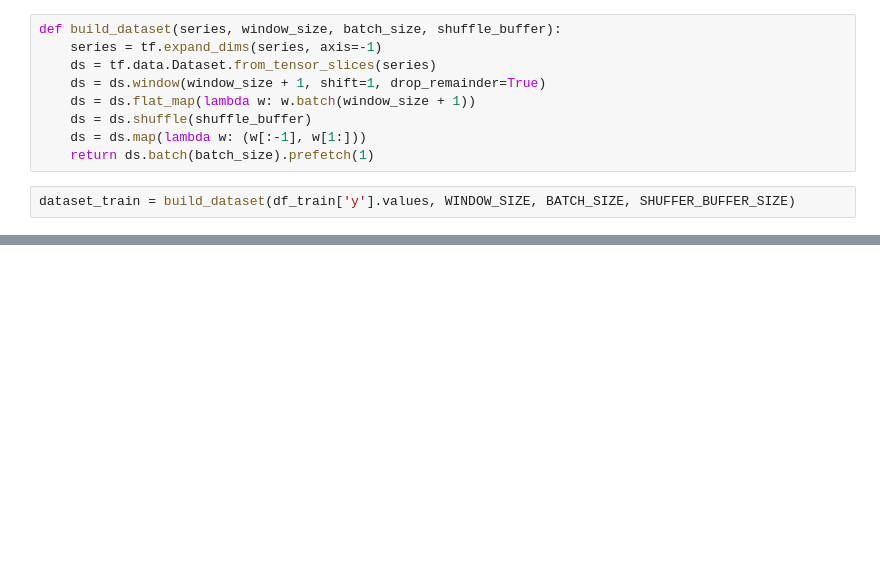
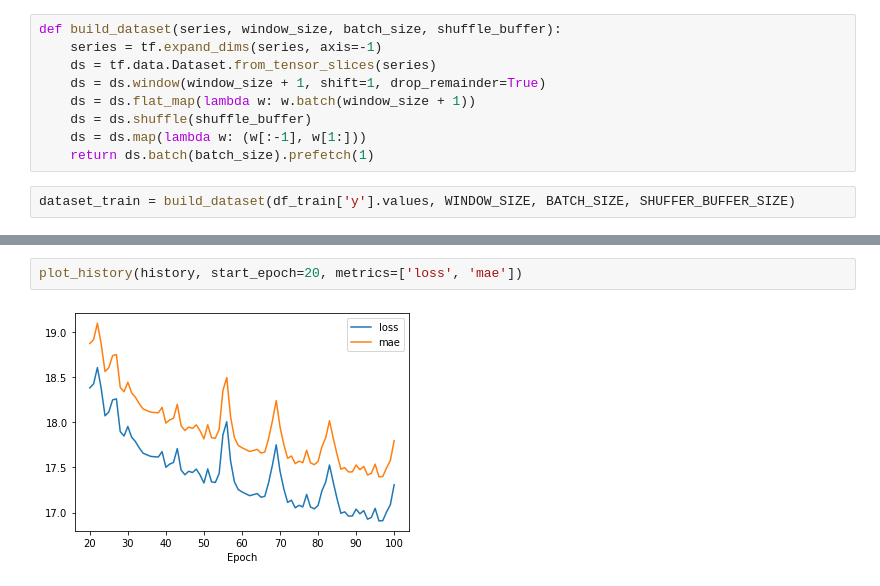
Before and after one commit to nex3z/tensorflow-exercise, a Jupyter notebook: time-series/9_sunspots.ipynb, the cells around one changed output, grey strips where cells are left out. Saved outputs shown, nothing was run; the diff lists cells and outputs as text; blank space fills up the shorter version.

```diff
--- a/time-series/9_sunspots.ipynb
+++ b/time-series/9_sunspots.ipynb
@@ -88,0 +91,4 @@ plt.axis([1e-8, 1e-4, 0, 60])
+# %%
+plot_history(history, start_epoch=20, metrics=['loss', 'mae'])
+# %% [output]
+[figure, added]
```
Also changed, not shown: parts of 12 cells of this notebook.
